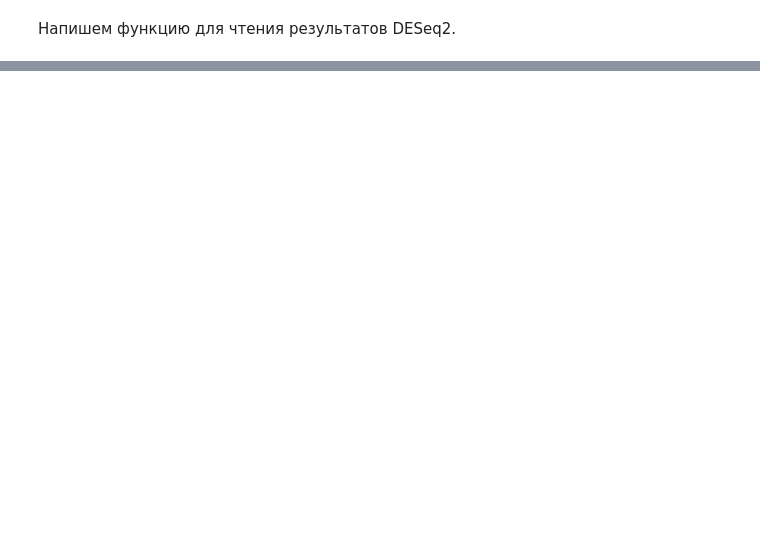
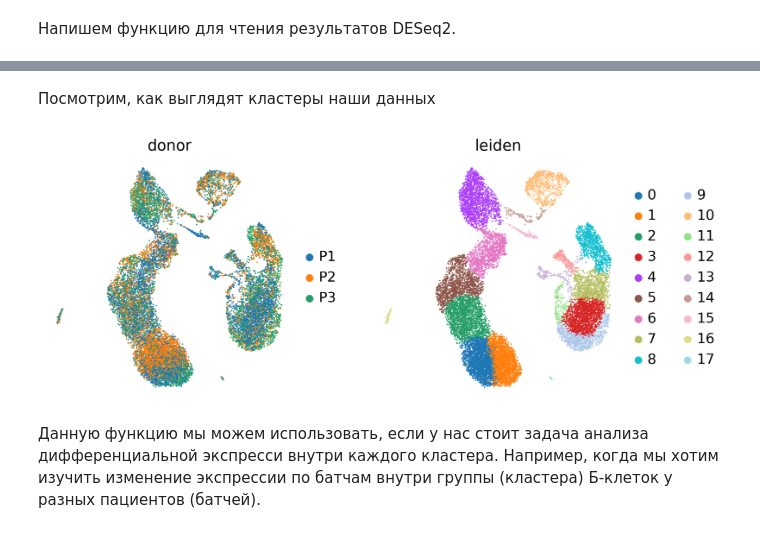
Before and after one commit to nsyzrantsev/transcriptome_data_analysis, a Jupyter notebook: homework_12/12_Homework.ipynb, the cells around one changed output, grey strips where cells are left out. Drawn from its saved outputs; the diff is of its cells as text; code cells hidden in the pictures; blank space fills up the shorter version.

```diff
--- a/homework_12/12_Homework.ipynb
+++ b/homework_12/12_Homework.ipynb
@@ -251,0 +278,4 @@ DataFrame with 6 rows and 6 columns
+# %%
+adata_raw = sc.read_h5ad("PBMC_Satija.h5ad")
+adata_raw.layers["counts"] = adata_raw.X.copy()
+adata_harmony = adata_raw.copy()
@@ -251,0 +378,6 @@ DataFrame with 6 rows and 6 columns
+# %% [markdown]
+Посмотрим, как выглядят кластеры наши данных
+# %%
+sc.pl.umap(adata_harmony, color=["donor", "leiden"], frameon=False)
+# %% [output]
+[figure, added]
@@ -251,0 +432,2 @@ DataFrame with 6 rows and 6 columns
+# %% [markdown]
+Данную функцию мы можем использовать, если у нас стоит задача анализа дифференциальной экспресси внутри каждого кластера. Например, когда мы хотим изучить изменение экспрессии по батчам внутри группы (кластера) Б-клеток у разных пациентов (батчей).
```
Also changed, not shown: parts of 22 cells of this notebook, 1 other file.
